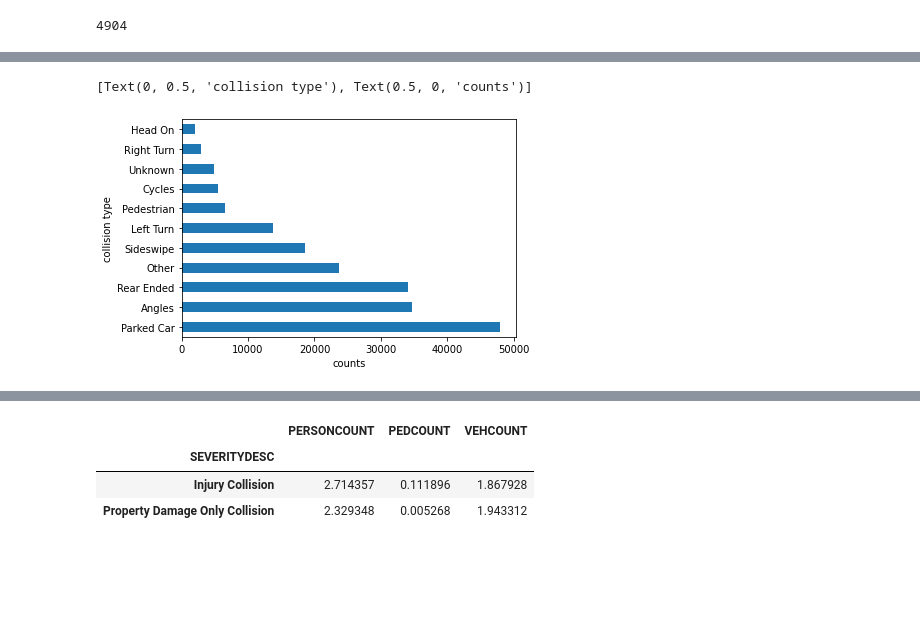
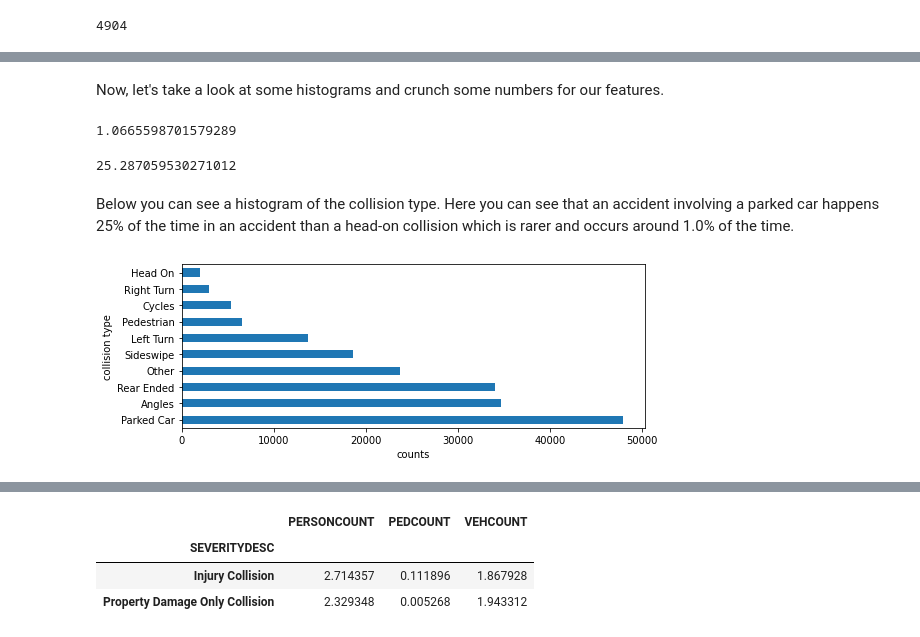
Before and after one commit to analisahill/Coursera_Capstone, a Jupyter notebook: Accident-Severity.ipynb, the cells around one changed output, grey strips where cells are left out. Drawn from its saved outputs; the diff is of its cells as text; code cells hidden in the pictures; blank space fills up the shorter version.

Commit message:
unfinished accident severity notebook

```diff
--- a/Accident-Severity.ipynb
+++ b/Accident-Severity.ipynb
@@ -25,5 +96,5 @@ pd.set_option('display.max_columns', None)
 # %%
-df = pd.read_csv('IBM_capstone_example_data.csv')
+df = pd.read_csv('IBM_capstone_example_data.csv', low_memory=False)
 # %%
 df.head()
 # %% [output]
@@ -66,5 +193,3 @@ Name: COLLISIONTYPE, dtype: int64
 df['COLLISIONTYPE'].isna().sum()
 # %% [output]
 4904
-# %%
-df['COLLISIONTYPE'] = df['COLLISIONTYPE'].fillna('Unknown')
@@ -71,6 +208,20 @@ df['COLLISIONTYPE'] = df['COLLISIONTYPE'].fillna('Unknown')
+# %% [markdown]
+Now, let's take a look at some histograms and crunch some numbers for our features.
+# %%
+df[df['COLLISIONTYPE'] == 'Head On']['COLLISIONTYPE'].count()/total_collisions*100
+# %% [output]
+1.0665598701579289
+# %%
+df[df['COLLISIONTYPE'] == 'Parked Car']['COLLISIONTYPE'].count()/total_collisions*100
+# %% [output]
+25.287059530271012
+# %% [markdown]
+Below you can see a histogram of the collision type. Here you can see that an accident involving a parked car happens 25% of the time in an accident than a head-on collision which is rarer and occurs around 1.0% of the time.
 # %%
-ax = pd.value_counts(df['COLLISIONTYPE']).plot.barh()
+fig, ax = plt.subplots(figsize=(8,3))
+df['COLLISIONTYPE'].value_counts().plot.barh(ax=ax)
 ax.set(xlabel='counts', ylabel='collision type')
+plt.tight_layout()
+# plt.savefig('images/collision_type_vs_counts.png')
 # %% [output]
-[Text(0, 0.5, 'collision type'), Text(0.5, 0, 'counts')]
-[figure, old version]
+[figure, new version]
```
Also changed, not shown: parts of 85 cells of this notebook.
